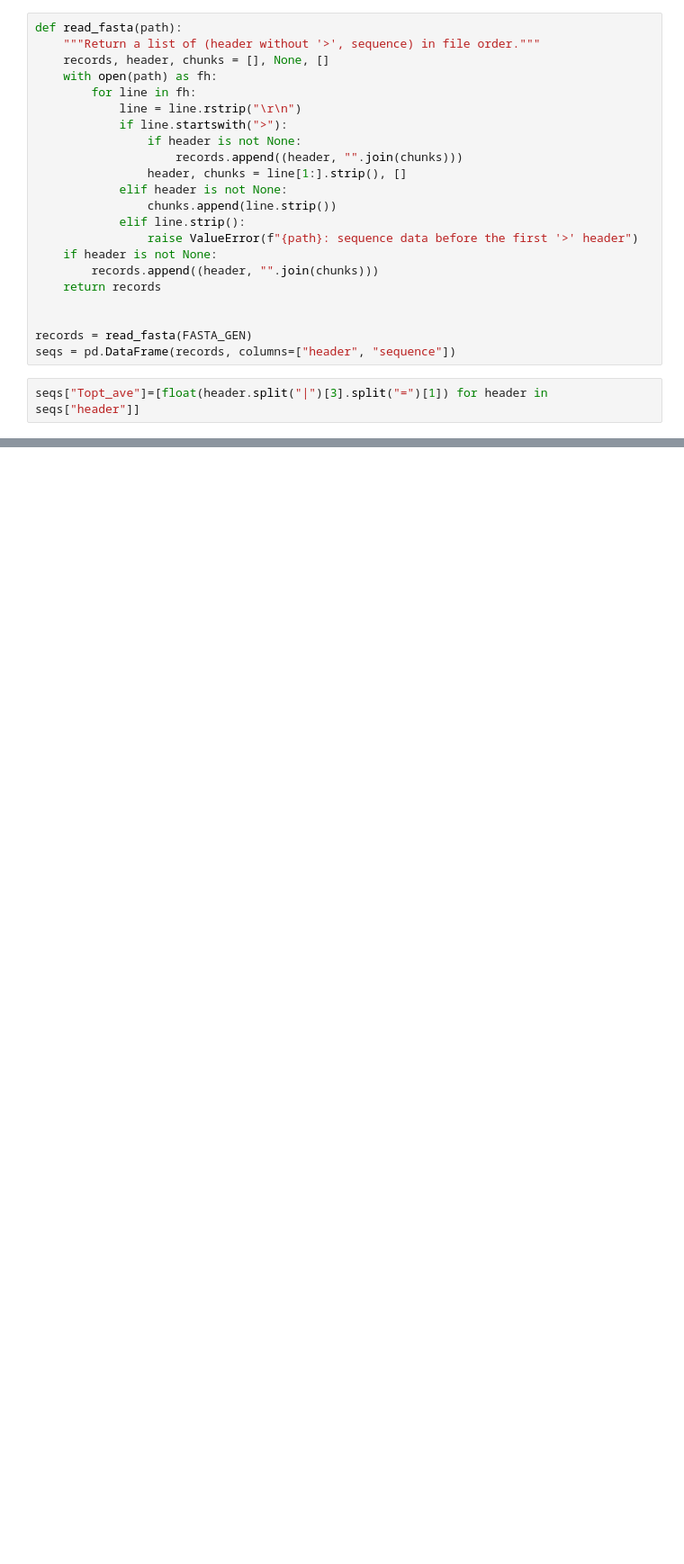
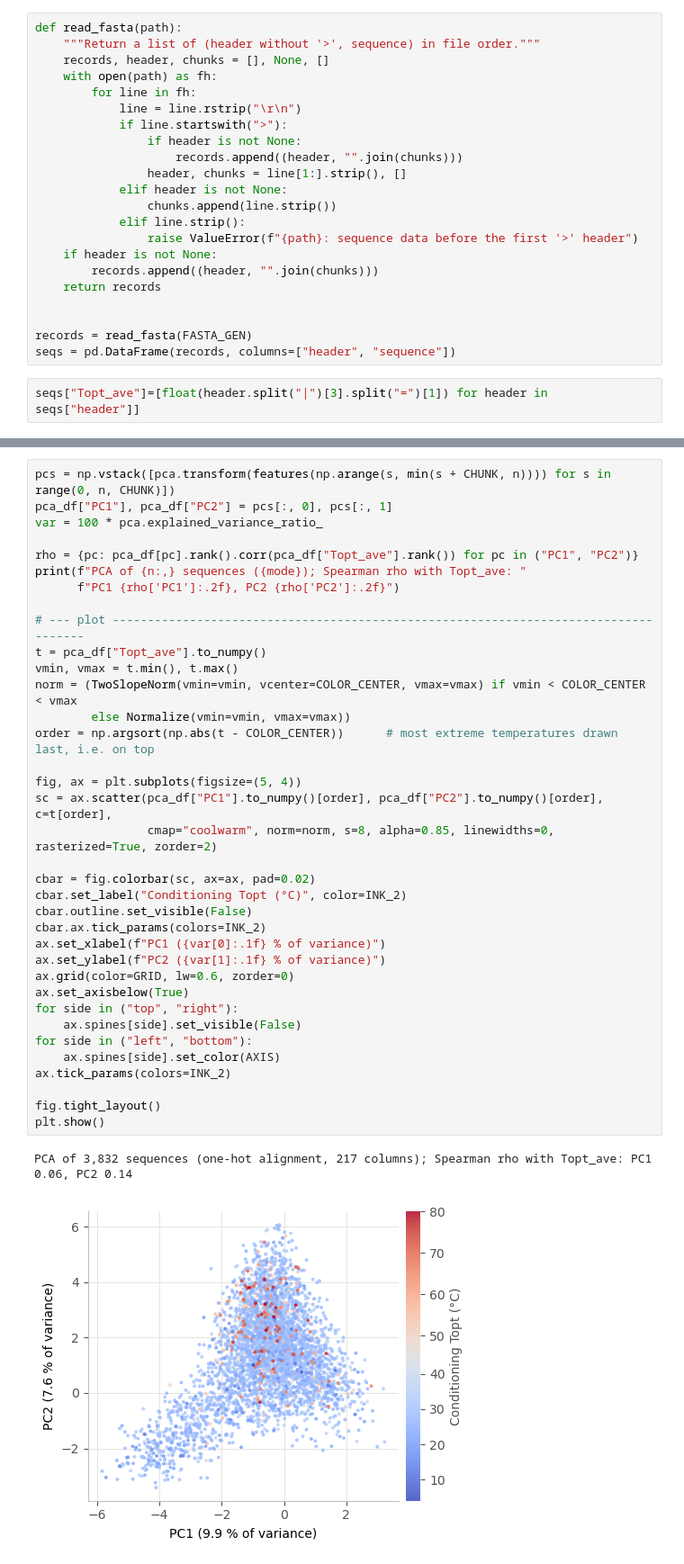
Before and after one commit to lisagennai/TemperatureDCA, a Jupyter notebook: check_gen_seqs_lisa.ipynb, the cells around one changed output, grey strips where cells are left out. Shown at 90% size. Drawn from its saved outputs; the diff is of its cells as text; blank space fills up the shorter version.

```diff
--- a/check_gen_seqs_lisa.ipynb
+++ b/check_gen_seqs_lisa.ipynb
@@ -169,0 +142,39 @@ plt.show()
+# %%
+pcs = np.vstack([pca.transform(features(np.arange(s, min(s + CHUNK, n)))) for s in range(0, n, CHUNK)])
+pca_df["PC1"], pca_df["PC2"] = pcs[:, 0], pcs[:, 1]
+var = 100 * pca.explained_variance_ratio_
+
+rho = {pc: pca_df[pc].rank().corr(pca_df["Topt_ave"].rank()) for pc in ("PC1", "PC2")}
+print(f"PCA of {n:,} sequences ({mode}); Spearman rho with Topt_ave: "
+      f"PC1 {rho['PC1']:.2f}, PC2 {rho['PC2']:.2f}")
+
+# --- plot ------------------------------------------------------------------------------------
+t = pca_df["Topt_ave"].to_numpy()
+vmin, vmax = t.min(), t.max()
+norm = (TwoSlopeNorm(vmin=vmin, vcenter=COLOR_CENTER, vmax=vmax) if vmin < COLOR_CENTER < vmax
+        else Normalize(vmin=vmin, vmax=vmax))
+order = np.argsort(np.abs(t - COLOR_CENTER))      # most extreme temperatures drawn last, i.e. on top
+
+fig, ax = plt.subplots(figsize=(5, 4))
+sc = ax.scatter(pca_df["PC1"].to_numpy()[order], pca_df["PC2"].to_numpy()[order], c=t[order],
+                cmap="coolwarm", norm=norm, s=8, alpha=0.85, linewidths=0, rasterized=True, zorder=2)
+
+cbar = fig.colorbar(sc, ax=ax, pad=0.02)
+cbar.set_label("Conditioning Topt (°C)", color=INK_2)
+cbar.outline.set_visible(False)
+cbar.ax.tick_params(colors=INK_2)
+ax.set_xlabel(f"PC1 ({var[0]:.1f} % of variance)")
+ax.set_ylabel(f"PC2 ({var[1]:.1f} % of variance)")
+ax.grid(color=GRID, lw=0.6, zorder=0)
+ax.set_axisbelow(True)
+for side in ("top", "right"):
+    ax.spines[side].set_visible(False)
+for side in ("left", "bottom"):
+    ax.spines[side].set_color(AXIS)
+ax.tick_params(colors=INK_2)
+
+fig.tight_layout()
+plt.show()
+# %% [output]
+PCA of 3,832 sequences (one-hot alignment, 217 columns); Spearman rho with Topt_ave: PC1 0.06, PC2 0.14
+[figure, added]
```
Also changed, not shown: parts of 10 cells of this notebook, 12 other files.
